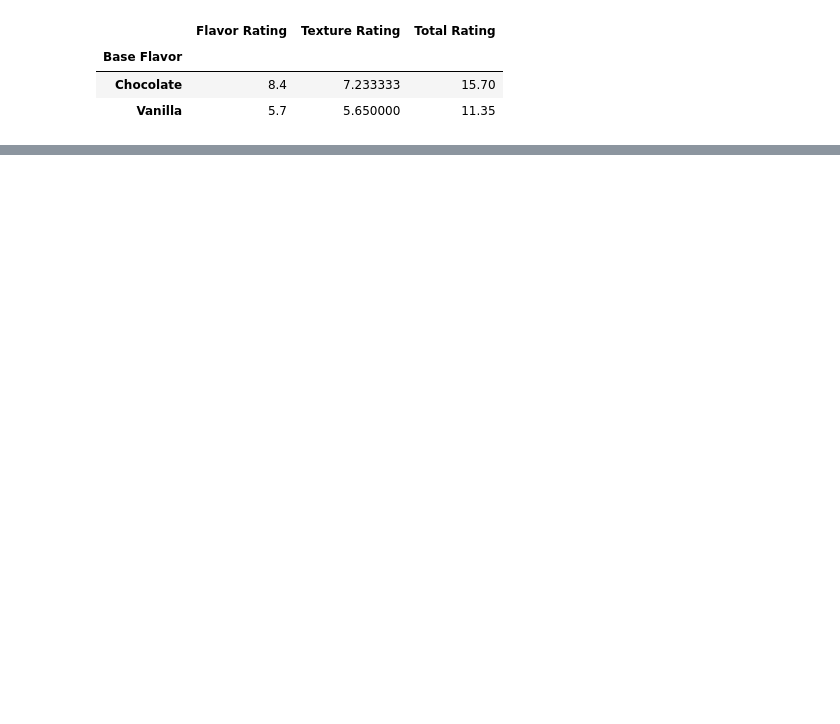
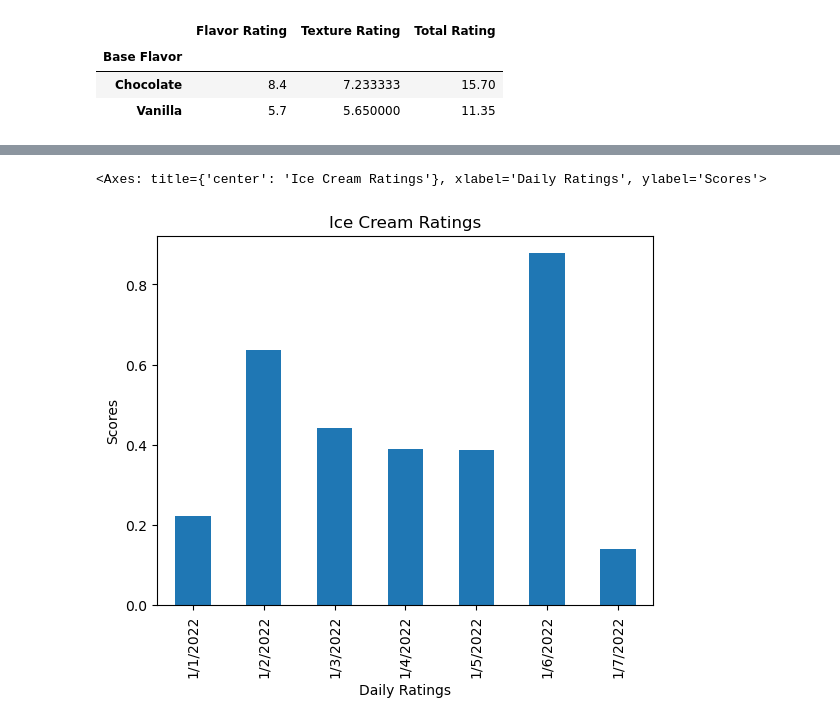
Before and after one commit to alb1nut/Pandas, a Jupyter notebook: Pandas.ipynb, the cells around one changed output, grey strips where cells are left out. Drawn from its saved outputs; the diff is of its cells as text; code cells hidden in the pictures; blank space fills up the shorter version.

```diff
--- a/Pandas.ipynb
+++ b/Pandas.ipynb
@@ -563,0 +598,7 @@ pd.concat([df1,df2],join ='outer')
+# %%
+#Bar plot-selecting one variable
+
+df['Flavor Rating'].plot(kind='bar',title='Ice Cream Ratings', xlabel= 'Daily Ratings', ylabel='Scores', stacked =True)
+# %% [output]
+<Axes: title={'center': 'Ice Cream Ratings'}, xlabel='Daily Ratings', ylabel='Scores'>
+[figure, added]
```
Also changed, not shown: parts of 49 cells of this notebook.
